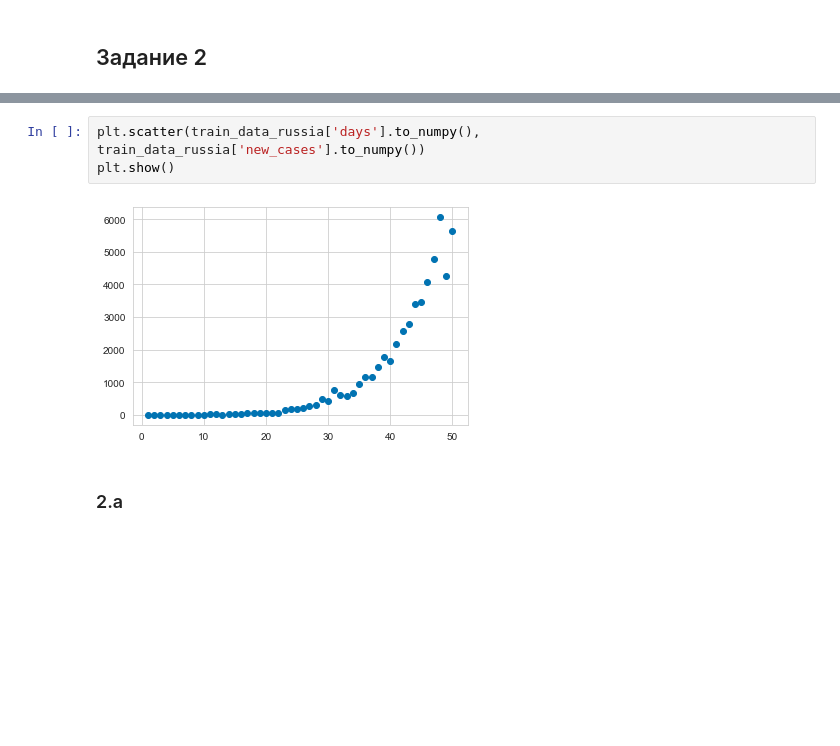
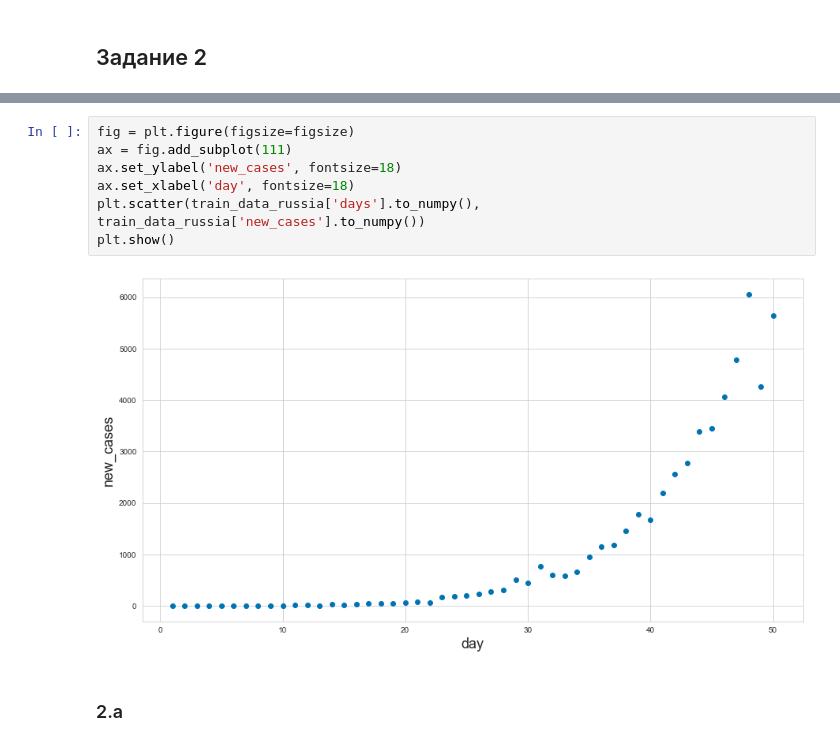
Before and after one commit to neurophysicist/made_ml_2, a Jupyter notebook: ml_hw_1.ipynb, the cells around one changed output, grey strips where cells are left out. Saved outputs shown, nothing was run; the diff lists cells and outputs as text; blank space fills up the shorter version.

```diff
--- a/ml_hw_1.ipynb
+++ b/ml_hw_1.ipynb
@@ -105,8 +109,12 @@ plt.show()
 # %%
+fig = plt.figure(figsize=figsize)
+ax = fig.add_subplot(111)
+ax.set_ylabel('new_cases', fontsize=18)
+ax.set_xlabel('day', fontsize=18)
 plt.scatter(train_data_russia['days'].to_numpy(), train_data_russia['new_cases'].to_numpy())
 plt.show()
 # %% [output]
-[figure, old version]
+[figure, new version]
 # %% [markdown]
 ### 2.a
 # %% [markdown]
```
Also changed, not shown: parts of 25 cells of this notebook.
